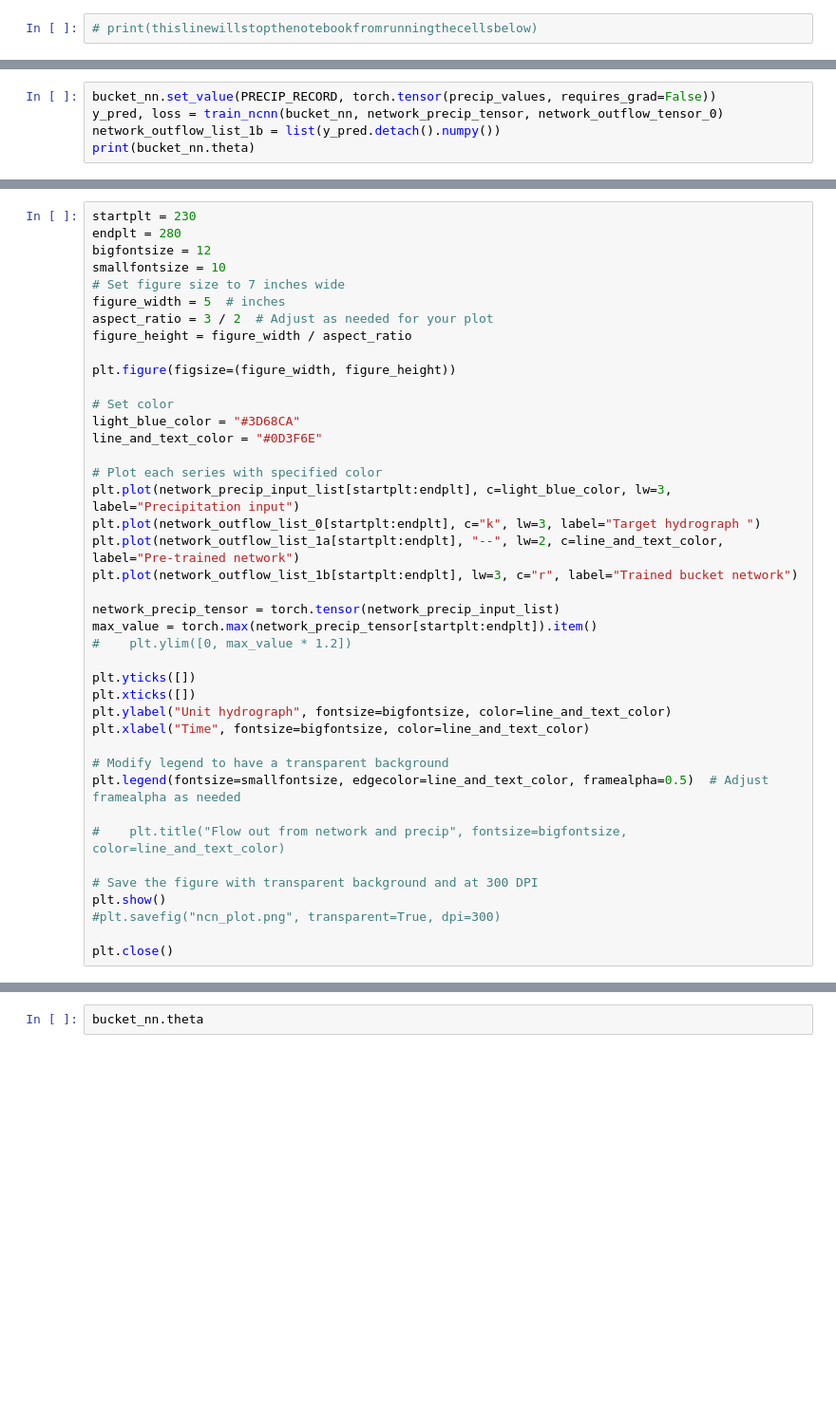
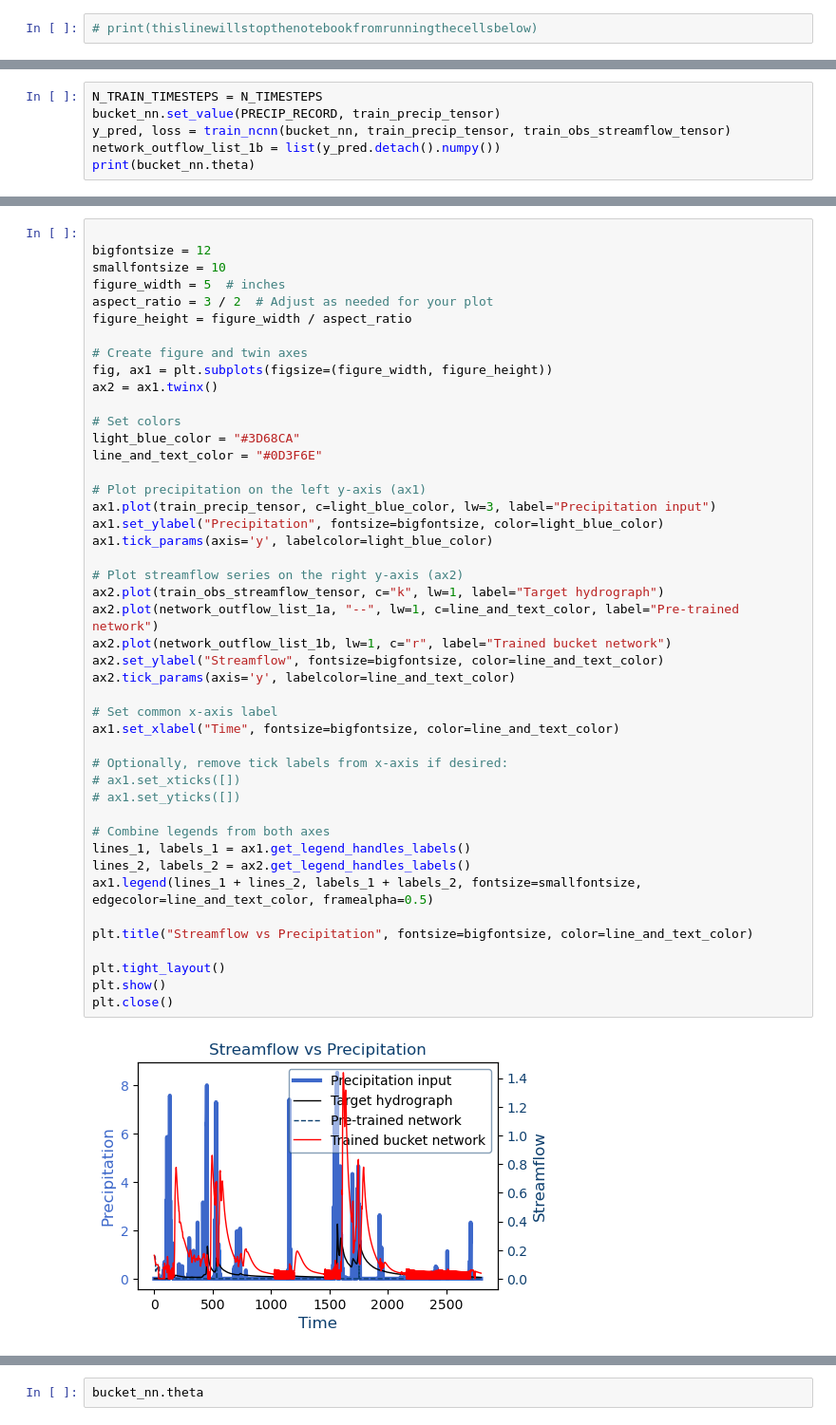
Before and after one commit to jmframe/nash_cascade_neural_network, a Jupyter notebook: carmello_run.ipynb, the cells around one changed output, grey strips where cells are left out. Shown at 95% size. Saved outputs shown, nothing was run; the diff lists cells and outputs as text; blank space fills up the shorter version.

```diff
--- a/carmello_run.ipynb
+++ b/carmello_run.ipynb
@@ -173,5 +165,6 @@ plt.close()
 # %%
-bucket_nn.set_value(PRECIP_RECORD, torch.tensor(precip_values, requires_grad=False))
-y_pred, loss = train_ncnn(bucket_nn, network_precip_tensor, network_outflow_tensor_0)
+N_TRAIN_TIMESTEPS = N_TIMESTEPS
+bucket_nn.set_value(PRECIP_RECORD, train_precip_tensor)
+y_pred, loss = train_ncnn(bucket_nn, train_precip_tensor, train_obs_streamflow_tensor)
 network_outflow_list_1b = list(y_pred.detach().numpy())
 print(bucket_nn.theta)
@@ -178,41 +191,47 @@ print(bucket_nn.theta)
 # %%
-startplt = 230
-endplt = 280
+
 bigfontsize = 12
 smallfontsize = 10
-# Set figure size to 7 inches wide
 figure_width = 5  # inches
 aspect_ratio = 3 / 2  # Adjust as needed for your plot
 figure_height = figure_width / aspect_ratio
 
-plt.figure(figsize=(figure_width, figure_height))
+# Create figure and twin axes
+fig, ax1 = plt.subplots(figsize=(figure_width, figure_height))
+ax2 = ax1.twinx()
 
-# Set color
+# Set colors
 light_blue_color = "#3D68CA"
 line_and_text_color = "#0D3F6E"
 
-# Plot each series with specified color
-plt.plot(network_precip_input_list[startplt:endplt], c=light_blue_color, lw=3, label="Precipitation input")
-plt.plot(network_outflow_list_0[startplt:endplt], c="k", lw=3, label="Target hydrograph ")
-plt.plot(network_outflow_list_1a[startplt:endplt], "--", lw=2, c=line_and_text_color, label="Pre-trained network")
-plt.plot(network_outflow_list_1b[startplt:endplt], lw=3, c="r", label="Trained bucket network")
+# Plot precipitation on the left y-axis (ax1)
+ax1.plot(train_precip_tensor, c=light_blue_color, lw=3, label="Precipitation input")
+ax1.set_ylabel("Precipitation", fontsize=bigfontsize, color=light_blue_color)
+ax1.tick_params(axis='y', labelcolor=light_blue_color)
 
-network_precip_tensor = torch.tensor(network_precip_input_list)
-max_value = torch.max(network_precip_tensor[startplt:endplt]).item()
-#    plt.ylim([0, max_value * 1.2])
+# Plot streamflow series on the right y-axis (ax2)
+ax2.plot(train_obs_streamflow_tensor, c="k", lw=1, label="Target hydrograph")
+ax2.plot(network_outflow_list_1a, "--", lw=1, c=line_and_text_color, label="Pre-trained network")
+ax2.plot(network_outflow_list_1b, lw=1, c="r", label="Trained bucket network")
+ax2.set_ylabel("Streamflow", fontsize=bigfontsize, color=line_and_text_color)
+ax2.tick_params(axis='y', labelcolor=line_and_text_color)
 
-plt.yticks([])
-plt.xticks([])
-plt.ylabel("Unit hydrograph", fontsize=bigfontsize, color=line_and_text_color)
-plt.xlabel("Time", fontsize=bigfontsize, color=line_and_text_color)
+# Set common x-axis label
+ax1.set_xlabel("Time", fontsize=bigfontsize, color=line_and_text_color)
 
-# Modify legend to have a transparent background
-plt.legend(fontsize=smallfontsize, edgecolor=line_and_text_color, framealpha=0.5)  # Adjust framealpha as needed
+# Optionally, remove tick labels from x-axis if desired:
+# ax1.set_xticks([])
+# ax1.set_yticks([])
 
-#    plt.title("Flow out from network and precip", fontsize=bigfontsize, color=line_and_text_color)
+# Combine legends from both axes
+lines_1, labels_1 = ax1.get_legend_handles_labels()
+lines_2, labels_2 = ax2.get_legend_handles_labels()
+ax1.legend(lines_1 + lines_2, labels_1 + labels_2, fontsize=smallfontsize, edgecolor=line_and_text_color, framealpha=0.5)
 
-# Save the figure with transparent background and at 300 DPI
+plt.title("Streamflow vs Precipitation", fontsize=bigfontsize, color=line_and_text_color)
+
+plt.tight_layout()
 plt.show()
-#plt.savefig("ncn_plot.png", transparent=True, dpi=300)
-
 plt.close()
+# %% [output]
+[figure, added]
```
Also changed, not shown: parts of 30 cells of this notebook, 1 other file.
